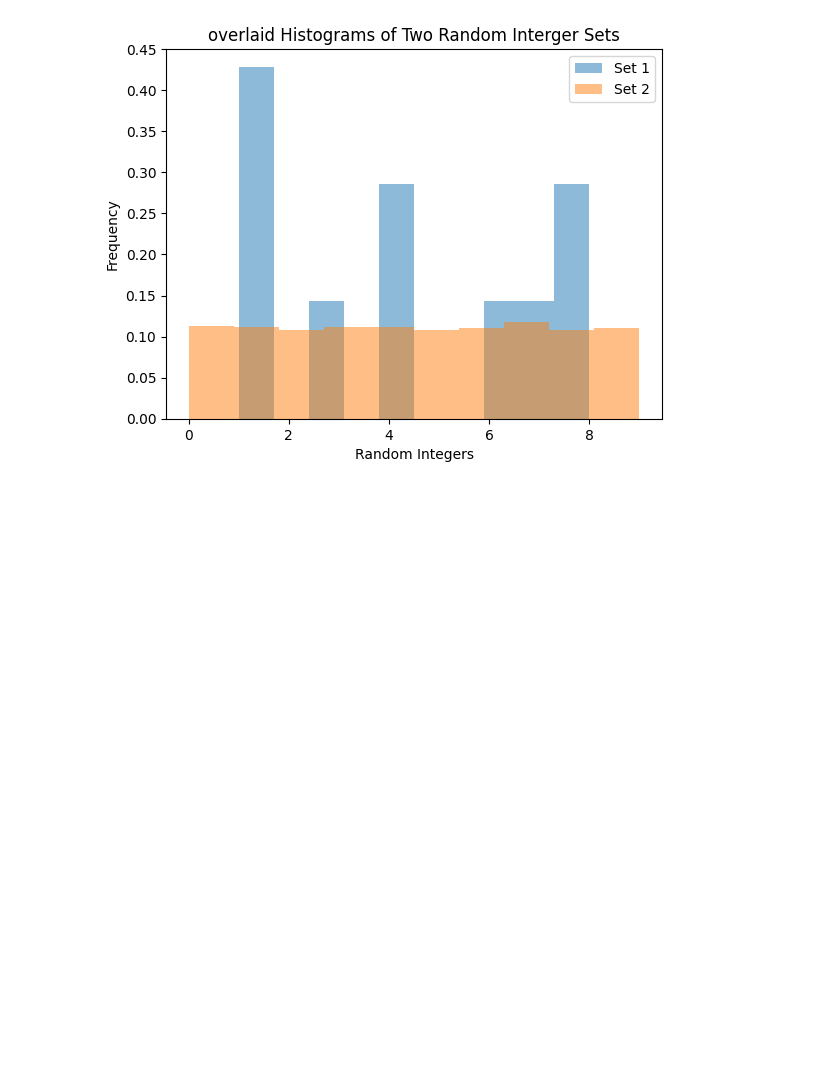
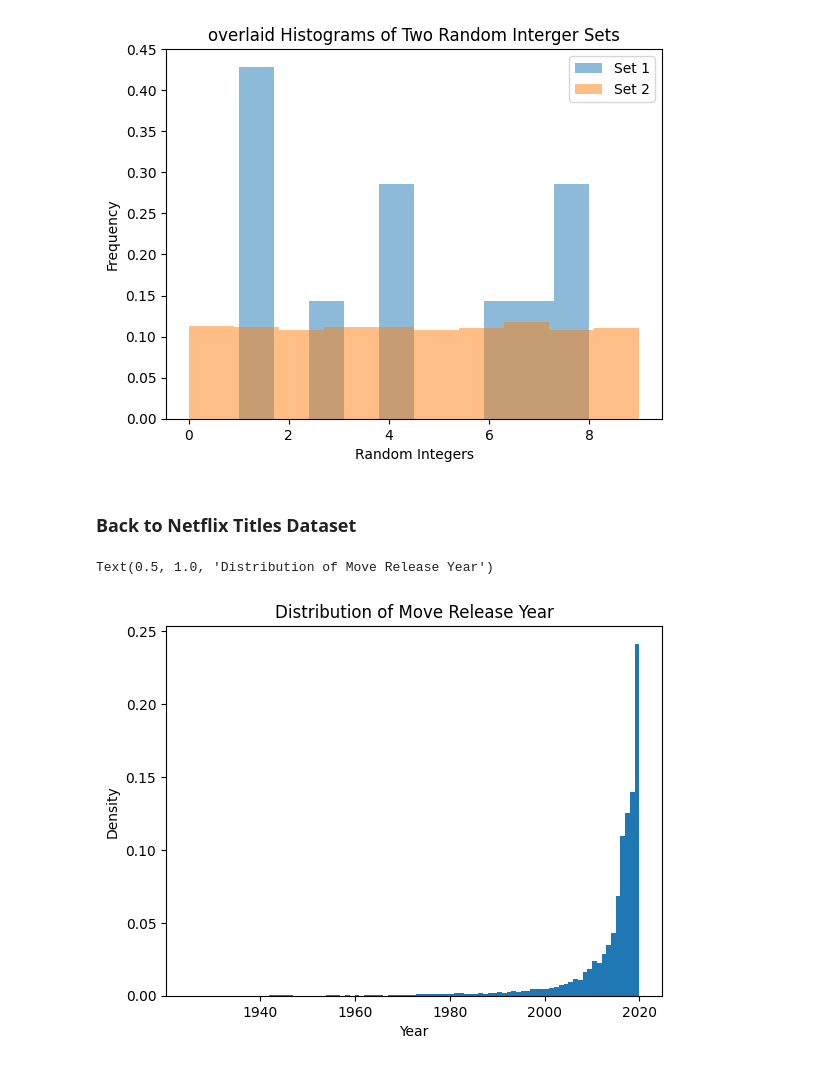
Before and after one commit to pilotbear-coder/Netflix_Titles, a Jupyter notebook: netflix_titles.ipynb, the cells around one changed output. Saved outputs shown, nothing was run; the diff lists cells and outputs as text; code cells hidden in the pictures; blank space fills up the shorter version.

Commit message:
horizetal hist

```diff
--- a/netflix_titles.ipynb
+++ b/netflix_titles.ipynb
@@ -147,3 +147,14 @@ plt.legend()
 plt.show()
 # %% [output]
 [figure]
+# %% [markdown]
+### Back to Netflix Titles Dataset
+# %%
+bins = np.arange(min(df['release_year']),max(df['release_year']),1)
+plt.hist(df['release_year'],bins= bins, density=True)
+plt.ylabel('Density')
+plt.xlabel('Year')
+plt.title('Distribution of Move Release Year')
+# %% [output]
+Text(0.5, 1.0, 'Distribution of Move Release Year')
+[figure, added]
```
Also changed, not shown: parts of 1 cell of this notebook.
